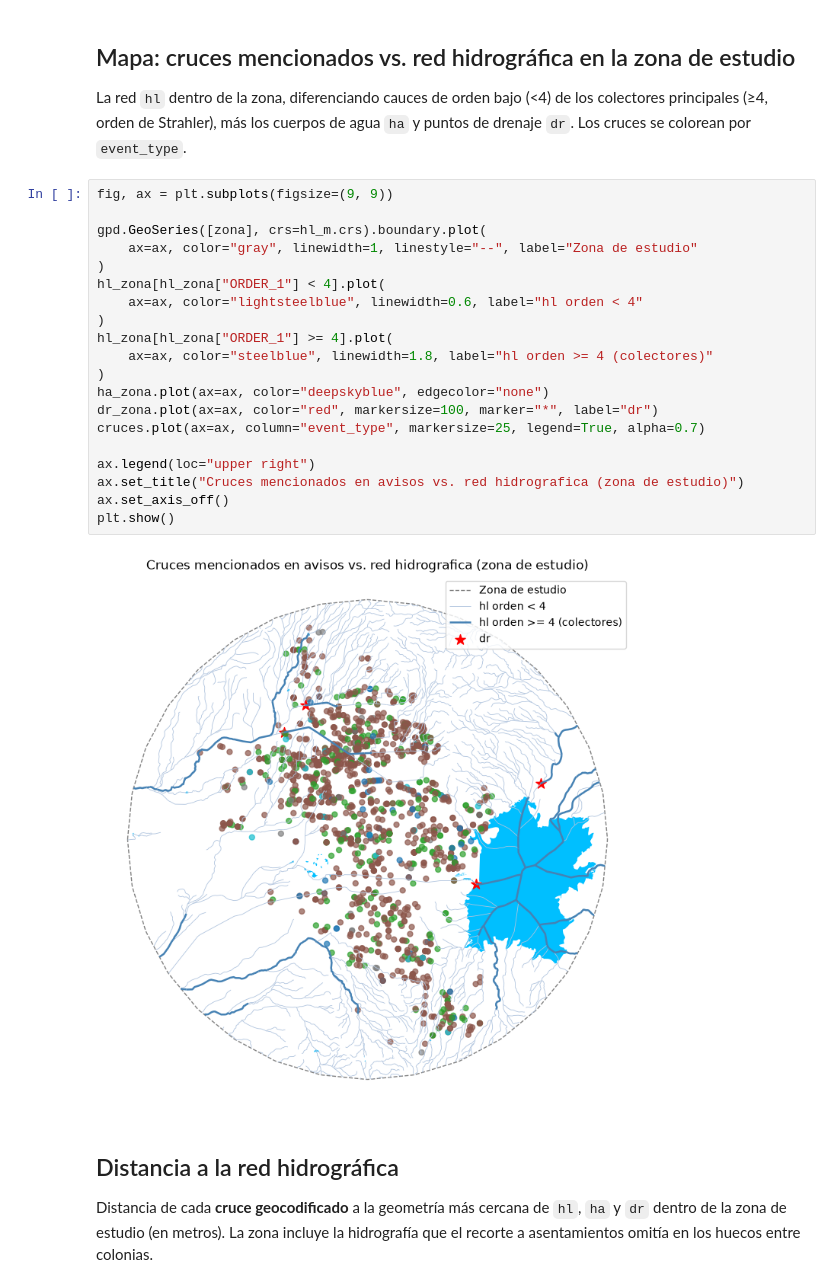
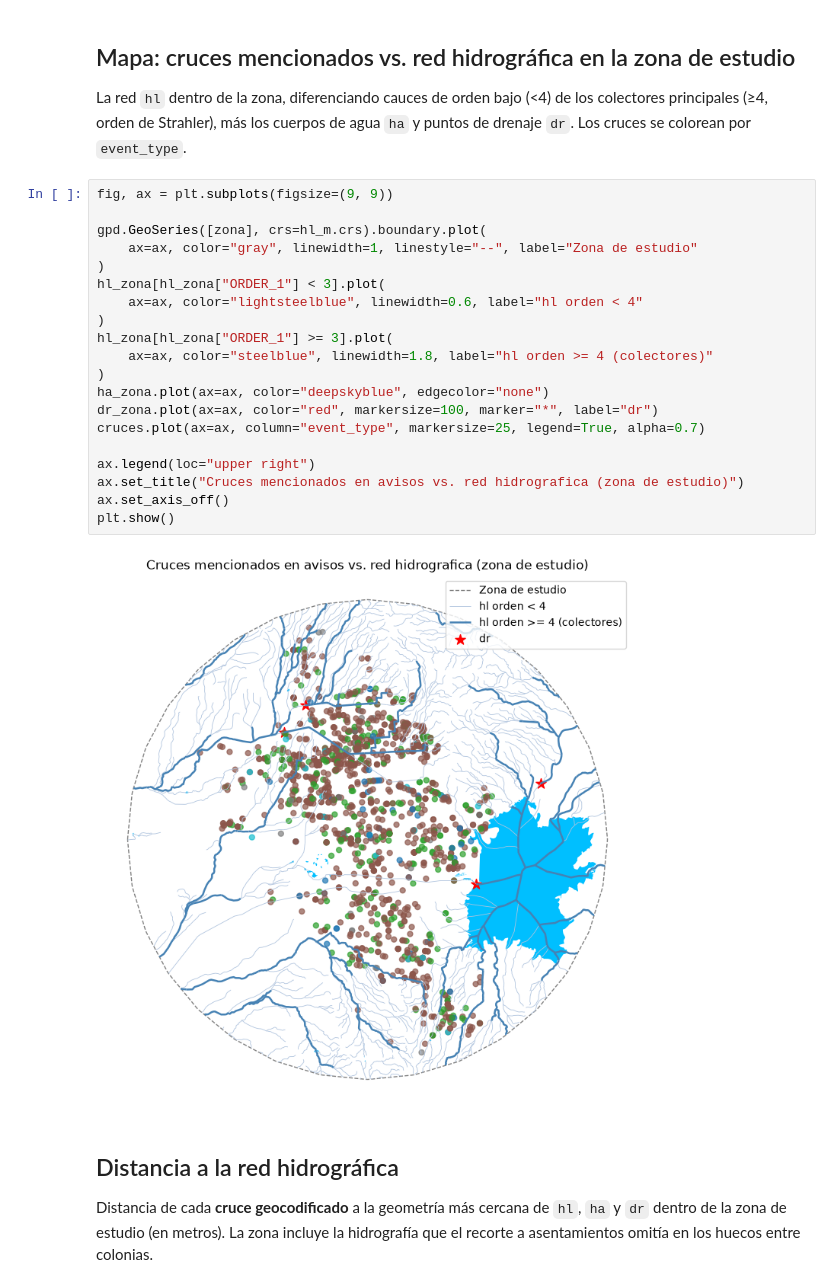
Before and after one commit to Mcd-2026-2-IngC-Team/proyecto-ingenieria-de-caracteristicas, a Jupyter notebook: notebooks/AAMM/06-AAMM-eda-avisos-hidrografia.ipynb, the cells around one changed output. Drawn from its saved outputs; the diff is of its cells as text.

```diff
--- a/notebooks/AAMM/06-AAMM-eda-avisos-hidrografia.ipynb
+++ b/notebooks/AAMM/06-AAMM-eda-avisos-hidrografia.ipynb
@@ -115,25 +115,25 @@ La red `hl` dentro de la zona, diferenciando cauces de orden bajo (<4) de los co
 # %%
 fig, ax = plt.subplots(figsize=(9, 9))
 
 gpd.GeoSeries([zona], crs=hl_m.crs).boundary.plot(
     ax=ax, color="gray", linewidth=1, linestyle="--", label="Zona de estudio"
 )
-hl_zona[hl_zona["ORDER_1"] < 4].plot(
+hl_zona[hl_zona["ORDER_1"] < 3].plot(
     ax=ax, color="lightsteelblue", linewidth=0.6, label="hl orden < 4"
 )
-hl_zona[hl_zona["ORDER_1"] >= 4].plot(
+hl_zona[hl_zona["ORDER_1"] >= 3].plot(
     ax=ax, color="steelblue", linewidth=1.8, label="hl orden >= 4 (colectores)"
 )
 ha_zona.plot(ax=ax, color="deepskyblue", edgecolor="none")
 dr_zona.plot(ax=ax, color="red", markersize=100, marker="*", label="dr")
 cruces.plot(ax=ax, column="event_type", markersize=25, legend=True, alpha=0.7)
 
 ax.legend(loc="upper right")
 ax.set_title("Cruces mencionados en avisos vs. red hidrografica (zona de estudio)")
 ax.set_axis_off()
 plt.show()
 # %% [output]
-[figure, old version]
+[figure, new version]
 # %% [markdown]
 ## Distancia a la red hidrográfica
 
```
Also changed, not shown: parts of 21 cells of this notebook, 1 other file.
